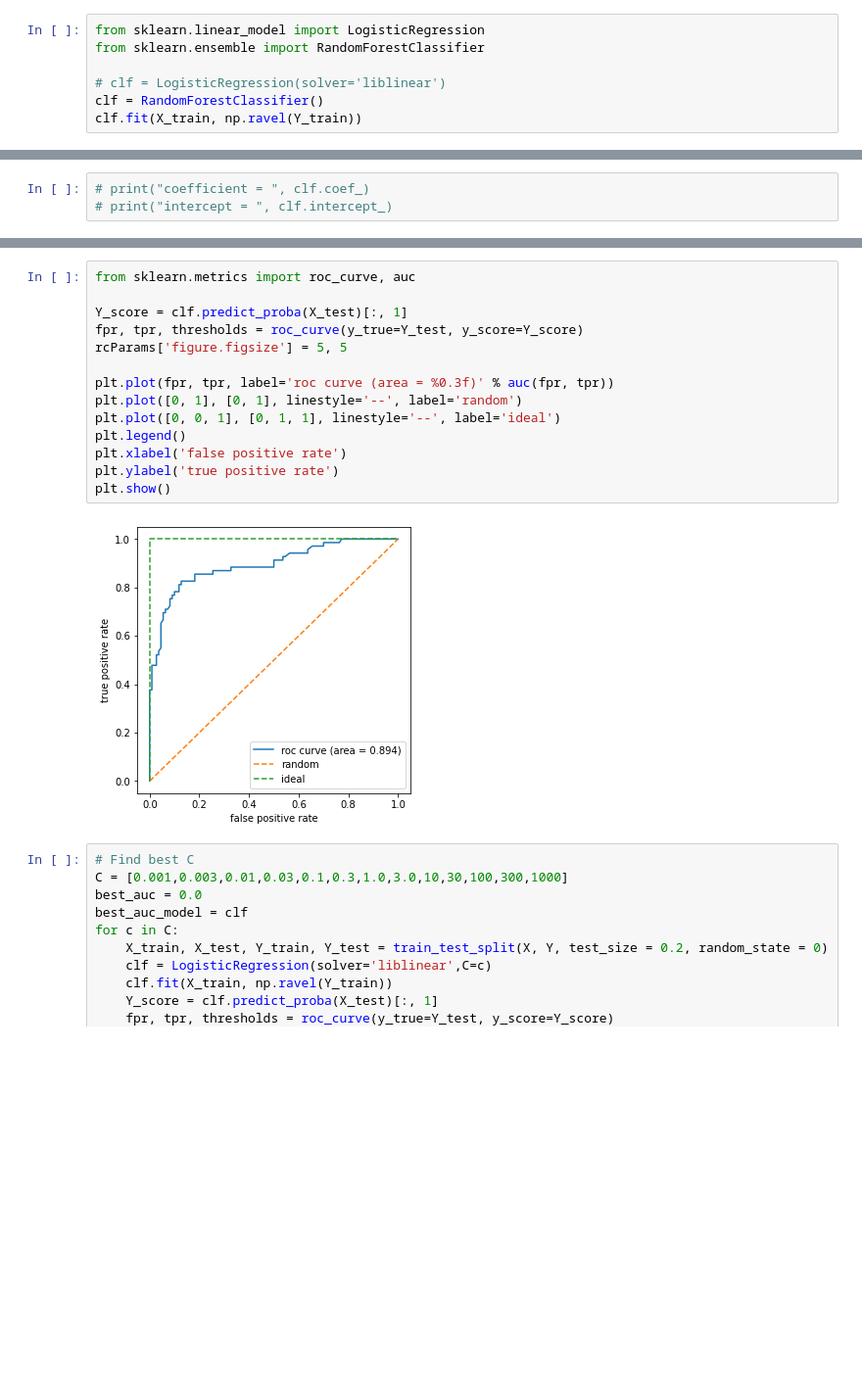
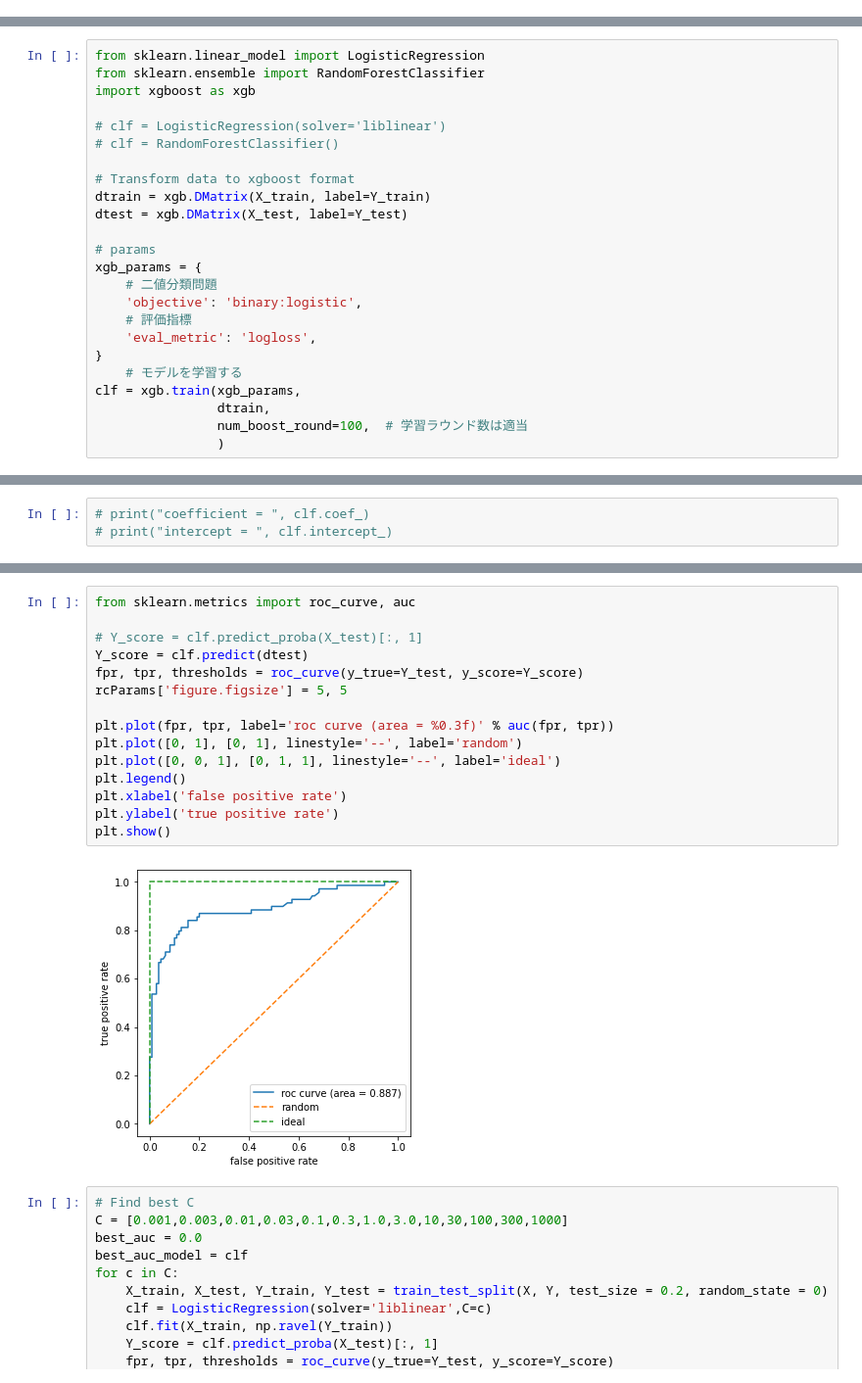
Before and after one commit to JeanMichelBereder/Kaggle, a Jupyter notebook: kaggle-titanic.ipynb, the cells around one changed output, grey strips where cells are left out. Shown at 98% size. Cells and saved outputs as stored; diff of their text form; blank space fills up the shorter version.

```diff
--- a/kaggle-titanic.ipynb
+++ b/kaggle-titanic.ipynb
@@ -350,10 +350,3 @@ X_train
 | 559 | 17.4000 | 0.0 | 0 | 0 | 1 | 1 | 0 | 0 | 1 | 0 | ... |
 | 684 | 39.0000 | 0.0 | 0 | 1 | 0 | 0 | 1 | 0 | 1 | 0 | ... |
 712 rows × 25 columns
-# %%
-from sklearn.linear_model import LogisticRegression
-from sklearn.ensemble import RandomForestClassifier
-
-# clf = LogisticRegression(solver='liblinear')
-clf = RandomForestClassifier()
-clf.fit(X_train, np.ravel(Y_train))
@@ -361,0 +353,24 @@ RandomForestClassifier()
+# %%
+from sklearn.linear_model import LogisticRegression
+from sklearn.ensemble import RandomForestClassifier
+import xgboost as xgb
+
+# clf = LogisticRegression(solver='liblinear')
+# clf = RandomForestClassifier()
+
+# Transform data to xgboost format
+dtrain = xgb.DMatrix(X_train, label=Y_train)
+dtest = xgb.DMatrix(X_test, label=Y_test)
+
+# params
+xgb_params = {
+    # 二値分類問題
+    'objective': 'binary:logistic',
+    # 評価指標
+    'eval_metric': 'logloss',
+}
+    # モデルを学習する
+clf = xgb.train(xgb_params,
+                dtrain,
+                num_boost_round=100,  # 学習ラウンド数は適当
+                )
@@ -383,19 +411,20 @@ f1 score =  0.8059701492537313
 # %%
 from sklearn.metrics import roc_curve, auc
 
-Y_score = clf.predict_proba(X_test)[:, 1]
+# Y_score = clf.predict_proba(X_test)[:, 1]
+Y_score = clf.predict(dtest)
 fpr, tpr, thresholds = roc_curve(y_true=Y_test, y_score=Y_score)
 rcParams['figure.figsize'] = 5, 5
 
 plt.plot(fpr, tpr, label='roc curve (area = %0.3f)' % auc(fpr, tpr))
 plt.plot([0, 1], [0, 1], linestyle='--', label='random')
 plt.plot([0, 0, 1], [0, 1, 1], linestyle='--', label='ideal')
 plt.legend()
 plt.xlabel('false positive rate')
 plt.ylabel('true positive rate')
 plt.show()
 # %% [output]
-[figure, old version]
+[figure, new version]
 # %%
 # Find best C
 C = [0.001,0.003,0.01,0.03,0.1,0.3,1.0,3.0,10,30,100,300,1000]
```
Also changed, not shown: parts of 6 cells of this notebook.
